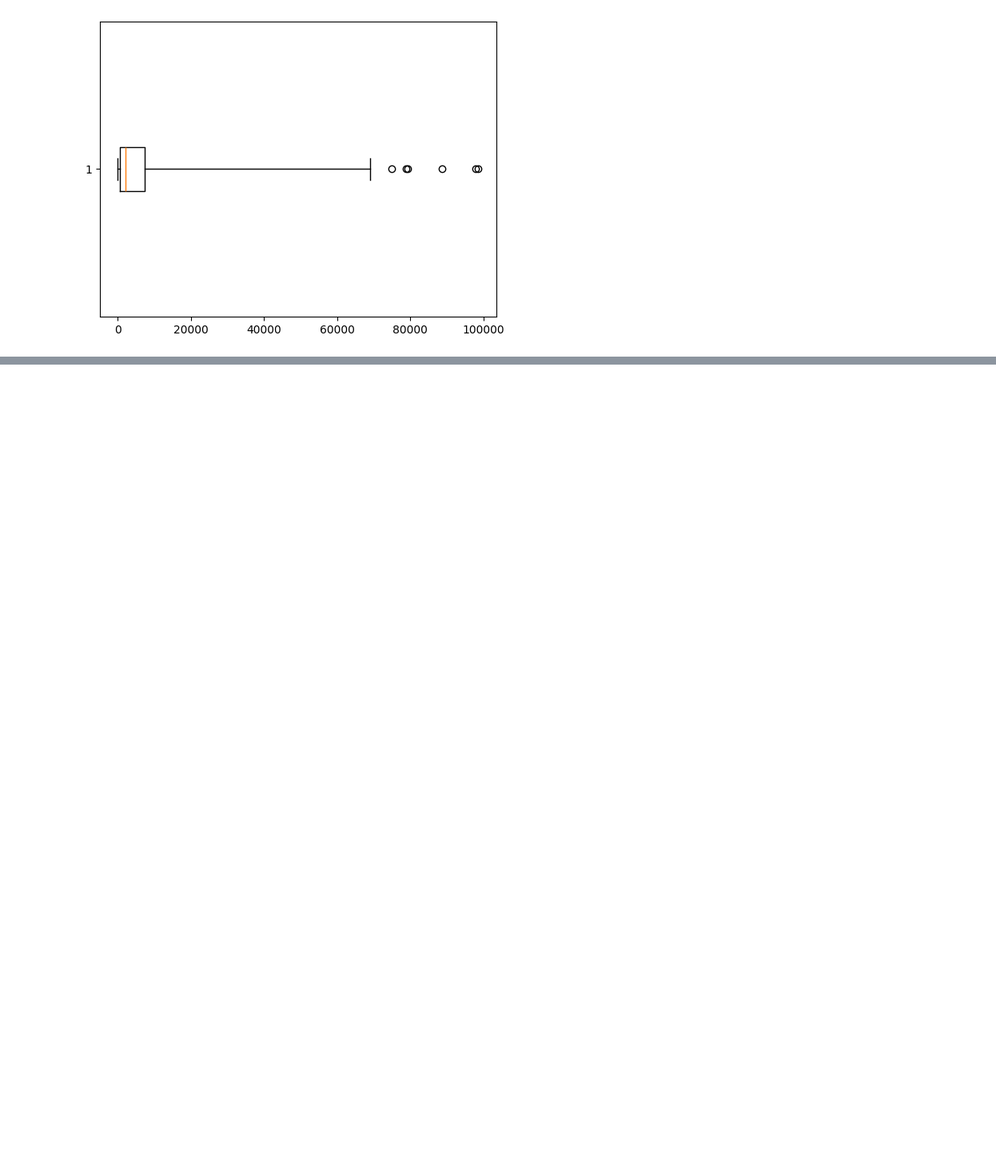
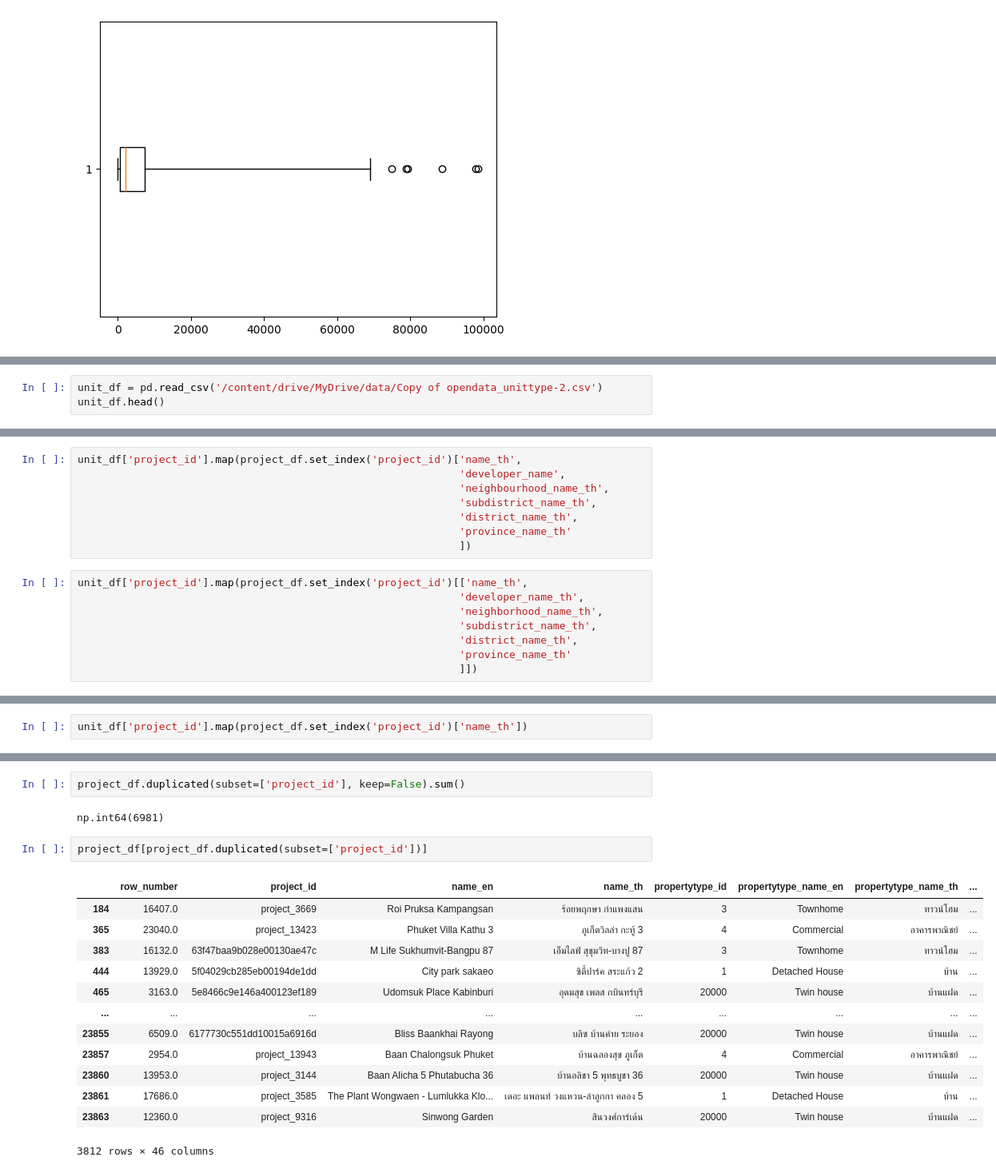
Before and after one commit to kittanaiwisetkhro/BSC_DPDM2025, a Jupyter notebook: Ch3_Data_Preprocessing.ipynb, the cells around one changed output, grey strips where cells are left out. Shown: that part at 80% size. Drawn from its saved outputs; the diff is of its cells as text; blank space fills up the shorter version.

Commit message:
Data Integration X + HW3

```diff
--- a/Ch3_Data_Preprocessing.ipynb
+++ b/Ch3_Data_Preprocessing.ipynb
@@ -424,0 +493,3 @@ outputbox = plt.boxplot(df['gfd_area'], vert=False,whis=10)
+# %%
+unit_df = pd.read_csv('/content/drive/MyDrive/data/Copy of opendata_unittype-2.csv')
+unit_df.head()
@@ -424,0 +527,16 @@ outputbox = plt.boxplot(df['gfd_area'], vert=False,whis=10)
+# %%
+unit_df['project_id'].map(project_df.set_index('project_id')['name_th',
+                                                             'developer_name',
+                                                             'neighbourhood_name_th',
+                                                             'subdistrict_name_th',
+                                                             'district_name_th',
+                                                             'province_name_th'
+                                                             ])
+# %%
+unit_df['project_id'].map(project_df.set_index('project_id')[['name_th',
+                                                             'developer_name_th',
+                                                             'neighborhood_name_th',
+                                                             'subdistrict_name_th',
+                                                             'district_name_th',
+                                                             'province_name_th'
+                                                             ]])
@@ -424,0 +545,2 @@ outputbox = plt.boxplot(df['gfd_area'], vert=False,whis=10)
+# %%
+unit_df['project_id'].map(project_df.set_index('project_id')['name_th'])
@@ -424,0 +596,20 @@ outputbox = plt.boxplot(df['gfd_area'], vert=False,whis=10)
+# %%
+project_df.duplicated(subset=['project_id'], keep=False).sum()
+# %% [output]
+np.int64(6981)
+# %%
+project_df[project_df.duplicated(subset=['project_id'])]
+# %% [output]
+|  | row_number | project_id | name_en | name_th | propertytype_id | propertytype_name_en | propertytype_name_th | ... |
+| 184 | 16407.0 | project_3669 | Roi Pruksa Kampangsan | ร้อยพฤกษา กำแพงแสน | 3 | Townhome | ทาวน์โฮม | ... |
+| 365 | 23040.0 | project_13423 | Phuket Villa Kathu 3 | ภูเก็ตวิลล่า กะทู้ 3 | 4 | Commercial | อาคารพาณิชย์ | ... |
+| 383 | 16132.0 | 63f47baa9b028e00130ae47c | M Life Sukhumvit-Bangpu 87 | เอ็มไลฟ์ สุขุมวิท-บางปู 87 | 3 | Townhome | ทาวน์โฮม | ... |
+| 444 | 13929.0 | 5f04029cb285eb00194de1dd | City park sakaeo | ซิตี้ปาร์ค สระแก้ว 2 | 1 | Detached House | บ้าน | ... |
+| 465 | 3163.0 | 5e8466c9e146a400123ef189 | Udomsuk Place Kabinburi | อุดมสุข เพลส กบินทร์บุรี | 20000 | Twin house | บ้านแฝด | ... |
+| ... | ... | ... | ... | ... | ... | ... | ... | ... |
+| 23855 | 6509.0 | 6177730c551dd10015a6916d | Bliss Baankhai Rayong | บลิซ บ้านค่าย ระยอง | 20000 | Twin house | บ้านแฝด | ... |
+| 23857 | 2954.0 | project_13943 | Baan Chalongsuk Phuket | บ้านฉลองสุข ภูเก็ต | 4 | Commercial | อาคารพาณิชย์ | ... |
+| 23860 | 13953.0 | project_3144 | Baan Alicha 5 Phutabucha 36 | บ้านอลิชา 5 พุทธบูชา 36 | 20000 | Twin house | บ้านแฝด | ... |
+| 23861 | 17686.0 | project_3585 | The Plant Wongwaen - Lumlukka Klo... | เดอะ แพลนท์ วงแหวน-ลำลูกกา คลอง 5 | 1 | Detached House | บ้าน | ... |
+| 23863 | 12360.0 | project_9316 | Sinwong Garden | สินวงศ์การ์เด้น | 20000 | Twin house | บ้านแฝด | ... |
+3812 rows × 46 columns
```
Also changed, not shown: parts of 27 cells of this notebook.
